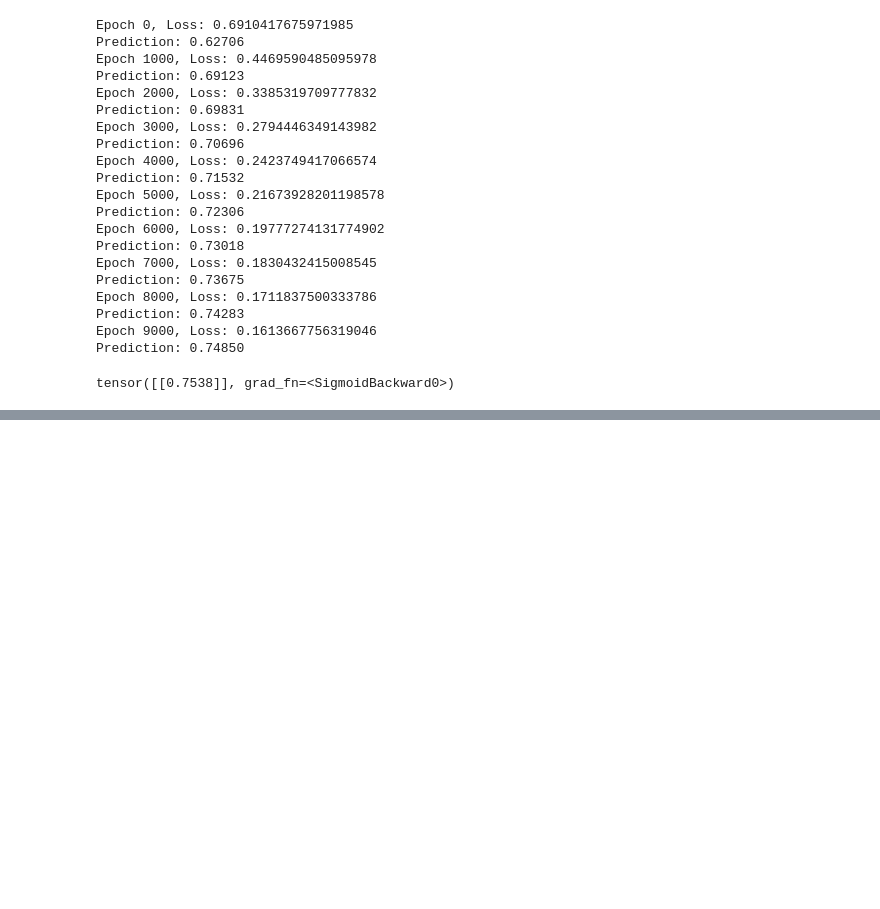
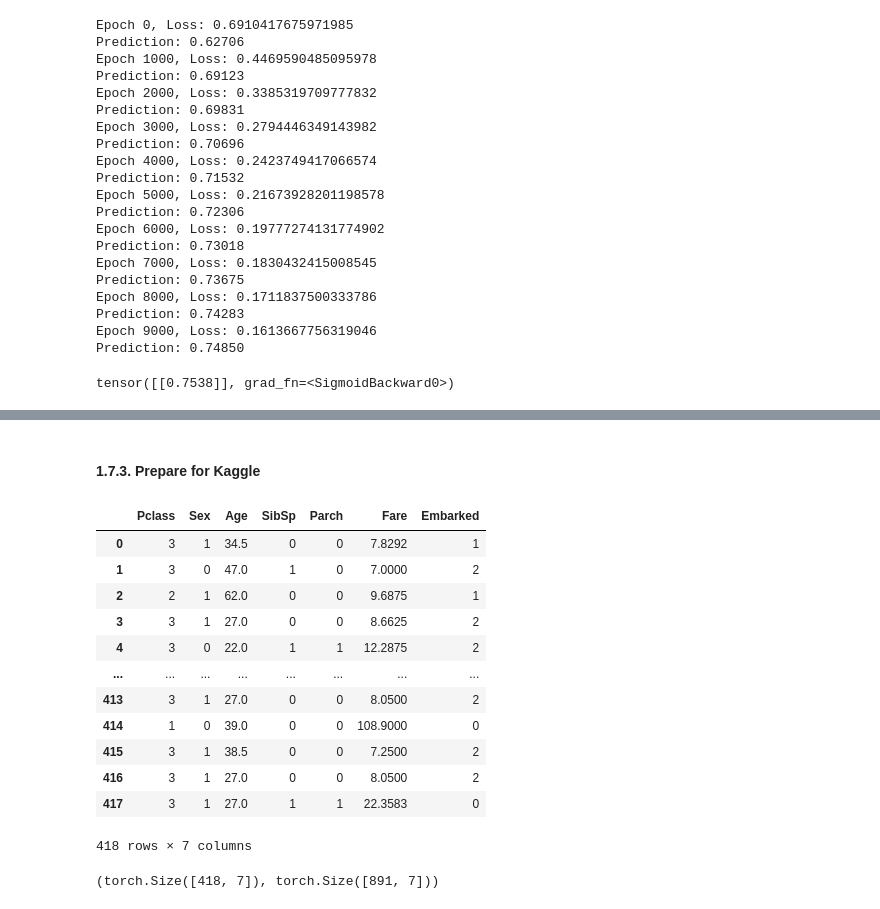
Before and after one commit to dannytheairish/PYTORCH-BASICS, a Jupyter notebook: pt01_basics.ipynb, the cells around one changed output, grey strips where cells are left out. Drawn from its saved outputs; the diff is of its cells as text; code cells hidden in the pictures; blank space fills up the shorter version.

```diff
--- a/pt01_basics.ipynb
+++ b/pt01_basics.ipynb
@@ -438,0 +634,4 @@ tensor([[0.7538]], grad_fn=<SigmoidBackward0>)
+# %%
+train = pd.read_csv("data/titanic_train.csv")
+test = pd.read_csv("data/titanic_test.csv")
+train.shape, test.shape
@@ -438,0 +640,20 @@ tensor([[0.7538]], grad_fn=<SigmoidBackward0>)
+# %%
+items_to_drop = ["Ticket", "Cabin", "Name", "PassengerId"]
+items_to_encode = ["Sex", "Embarked"]
+items_to_median = ["SibSp", "Parch", "Fare", "Age", "Embarked"]
+
+def clean(data, items_to_drop=items_to_drop, items_to_encode=items_to_encode, items_to_median=items_to_median):
+    data = data.drop(items_to_drop, axis=1)
+    for col in items_to_median:
+        if col == "Embarked":
+            data[col].fillna(value="U", inplace=True)
+        else:
+            data[col].fillna(value=data[col].median(), inplace=True)
+    if items_to_encode:
+        labelencoder = preprocessing.LabelEncoder()
+        print(f"Data encoded({items_to_encode}):")
+        for i, col in enumerate(items_to_encode):
+            data[col] = labelencoder.fit_transform(data[col])
+            for j, col2 in enumerate(labelencoder.classes_):
+                print("Encoding for",col, ":", labelencoder.classes_[j],"has the index",j)
+    return data
@@ -438,0 +695,3 @@ tensor([[0.7538]], grad_fn=<SigmoidBackward0>)
+# %%
+test_cleaned = clean(test)
+test_cleaned.head()
@@ -438,0 +887,18 @@ tensor([[0.7538]], grad_fn=<SigmoidBackward0>)
+# %% [markdown]
+#### 1.7.3. Prepare for Kaggle
+# %%
+test_cleaned
+# %% [output]
+|  | Pclass | Sex | Age | SibSp | Parch | Fare | Embarked |
+| 0 | 3 | 1 | 34.5 | 0 | 0 | 7.8292 | 1 |
+| 1 | 3 | 0 | 47.0 | 1 | 0 | 7.0000 | 2 |
+| 2 | 2 | 1 | 62.0 | 0 | 0 | 9.6875 | 1 |
+| 3 | 3 | 1 | 27.0 | 0 | 0 | 8.6625 | 2 |
+| 4 | 3 | 0 | 22.0 | 1 | 1 | 12.2875 | 2 |
+| ... | ... | ... | ... | ... | ... | ... | ... |
+| 413 | 3 | 1 | 27.0 | 0 | 0 | 8.0500 | 2 |
+| 414 | 1 | 0 | 39.0 | 0 | 0 | 108.9000 | 0 |
+| 415 | 3 | 1 | 38.5 | 0 | 0 | 7.2500 | 2 |
+| 416 | 3 | 1 | 27.0 | 0 | 0 | 8.0500 | 2 |
+| 417 | 3 | 1 | 27.0 | 1 | 1 | 22.3583 | 0 |
+418 rows × 7 columns
@@ -438,0 +909,4 @@ tensor([[0.7538]], grad_fn=<SigmoidBackward0>)
+# %%
+X_test.shape, X.shape # now it has the same shape as the input X for the NN train process
+# %% [output]
+(torch.Size([418, 7]), torch.Size([891, 7]))
```
Also changed, not shown: parts of 63 cells of this notebook.
